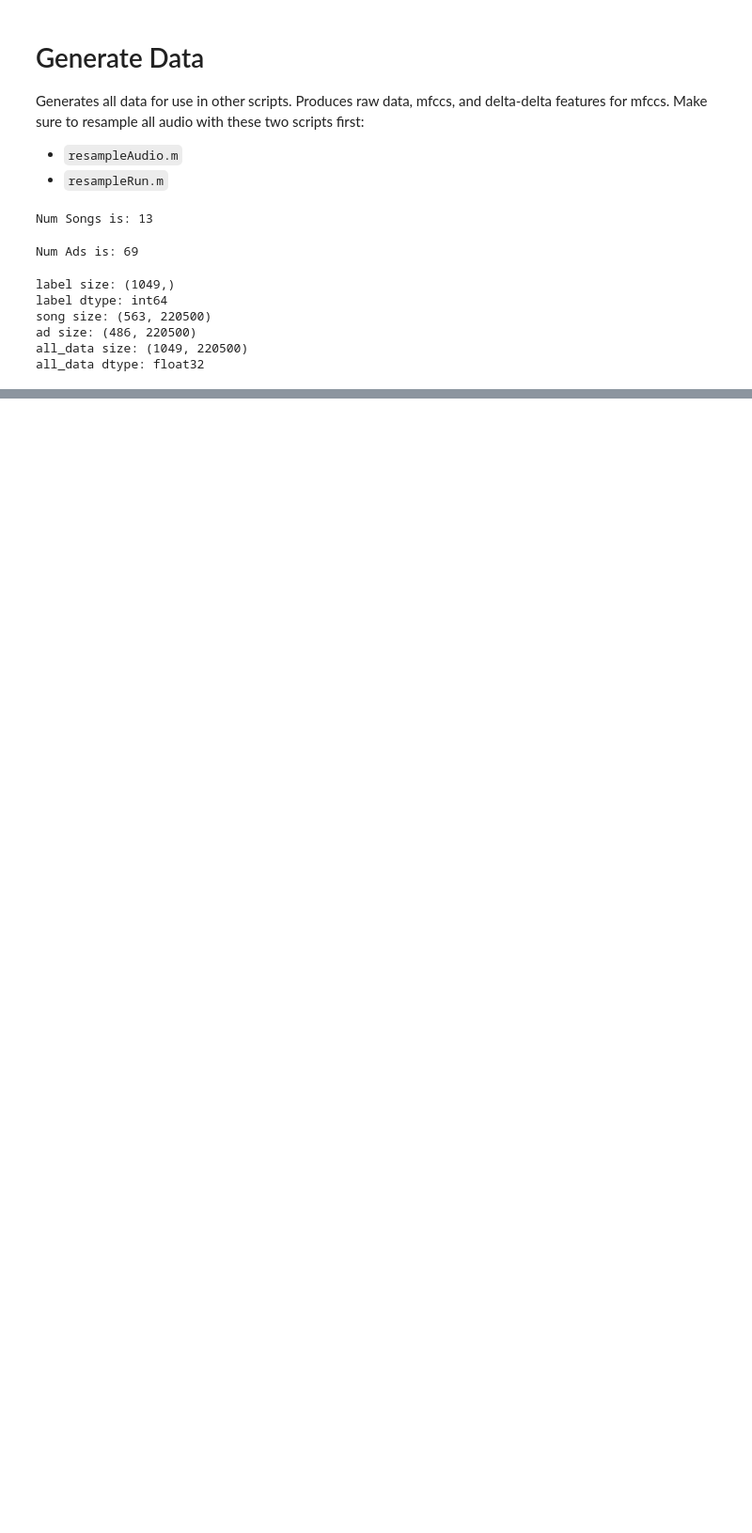
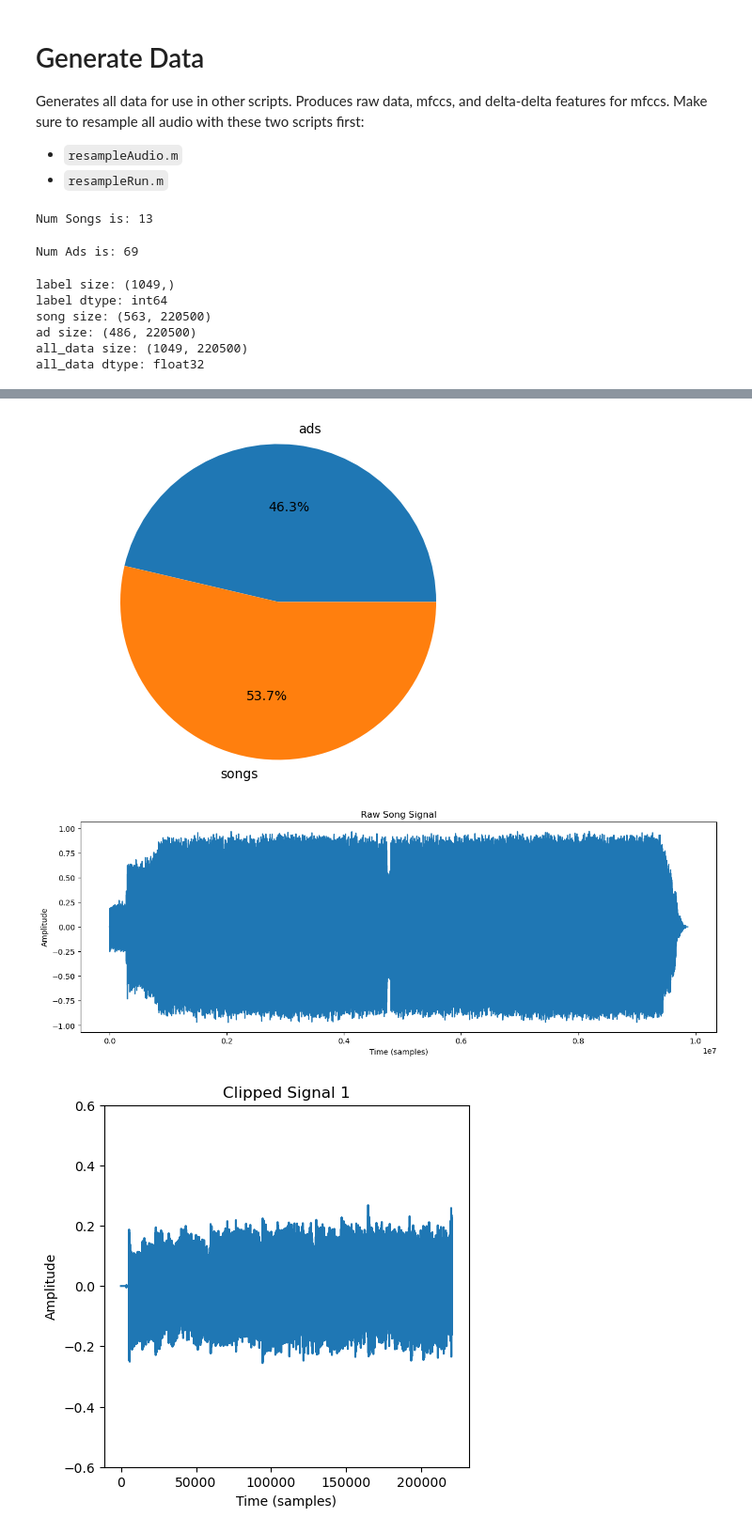
Before and after one commit to sion23/radio-adblock, a Jupyter notebook: generate_data_py.ipynb, the cells around one changed output, grey strips where cells are left out. Shown at 94% size. Saved outputs shown, nothing was run; the diff lists cells and outputs as text; code cells hidden in the pictures; blank space fills up the shorter version.

```diff
--- a/generate_data_py.ipynb
+++ b/generate_data_py.ipynb
@@ -163,3 +188,54 @@ np.save("mfcc_delta_data.npy", mfcc_delta_data)
 np.save("raw_data.npy", all_data)
 np.save("labels_small.npy", np.concatenate((labels[0:(small_data_size//2)], labels[ad_start_index:(ad_start_index+small_data_size//2)]), axis=0))
 np.save("raw_data_small.npy", np.concatenate((songData[0:(small_data_size//2)], adData[0:(small_data_size//2)]), axis=0))
+# %%
+# Generate some extra plots
+
+# Create a pie chart of audio distribution
+labels = ['ads', 'songs']
+sizes = [adData.shape[0], songData.shape[0] ]  # Values for each section of the pie chart
+plt.pie(sizes, labels=labels, autopct='%1.1f%%')
+plt.axis('equal')  # Equal aspect ratio ensures that pie is drawn as a circle.
+plt.savefig(os.path.join("graphics", "audio_distribution.png"), transparent=True)
+plt.show()
+tempData = []
+file1 = os.path.join("resampled_songs", "resampled_mr_brightside.wav")
+
+# Generate plots of clipped audio
+[data, sr_dc] = librosa.load(file1, sr=sr)
+for i in range(0, len(data), segment_length):
+    segment = data[i:i+segment_length]
+    if(len(segment) != segment_length):
+        #continue #uncomment if end of audio isn't wanted
+        segment = np.pad(segment, (0, segment_length - len(segment)), mode='constant')
+    tempData.append(segment)
+
+plt.figure(figsize=(15, 5))
+plt.plot(data)
+plt.xlabel('Time (samples)')
+plt.ylabel('Amplitude')
+plt.title('Raw Song Signal')
+plt.savefig(os.path.join("graphics", "audio_raw.png"), transparent=True)
+plt.show()
+
+plt.figure(figsize=(5, 5))
+plt.plot(tempData[0])
+plt.ylim([-0.6, 0.6])
+plt.xlabel('Time (samples)')
+plt.ylabel('Amplitude')
+plt.title('Clipped Signal 1')
+plt.savefig(os.path.join("graphics", "audio_clip_1.png"), transparent=True)
+plt.show()
+
+plt.figure(figsize=(5, 5))
+plt.plot(tempData[1])
+plt.ylim([-0.6, 0.6])
+plt.xlabel('Time (samples)')
+plt.ylabel('Amplitude')
+plt.title('Clipped Signal 2')
+plt.savefig(os.path.join("graphics", "audio_clip_2.png"), transparent=True)
+plt.show()
+# %% [output]
+[figure, added]
+[figure, added]
+[figure, added]
```
Also changed, not shown: parts of 4 cells of this notebook, 4 other files.
